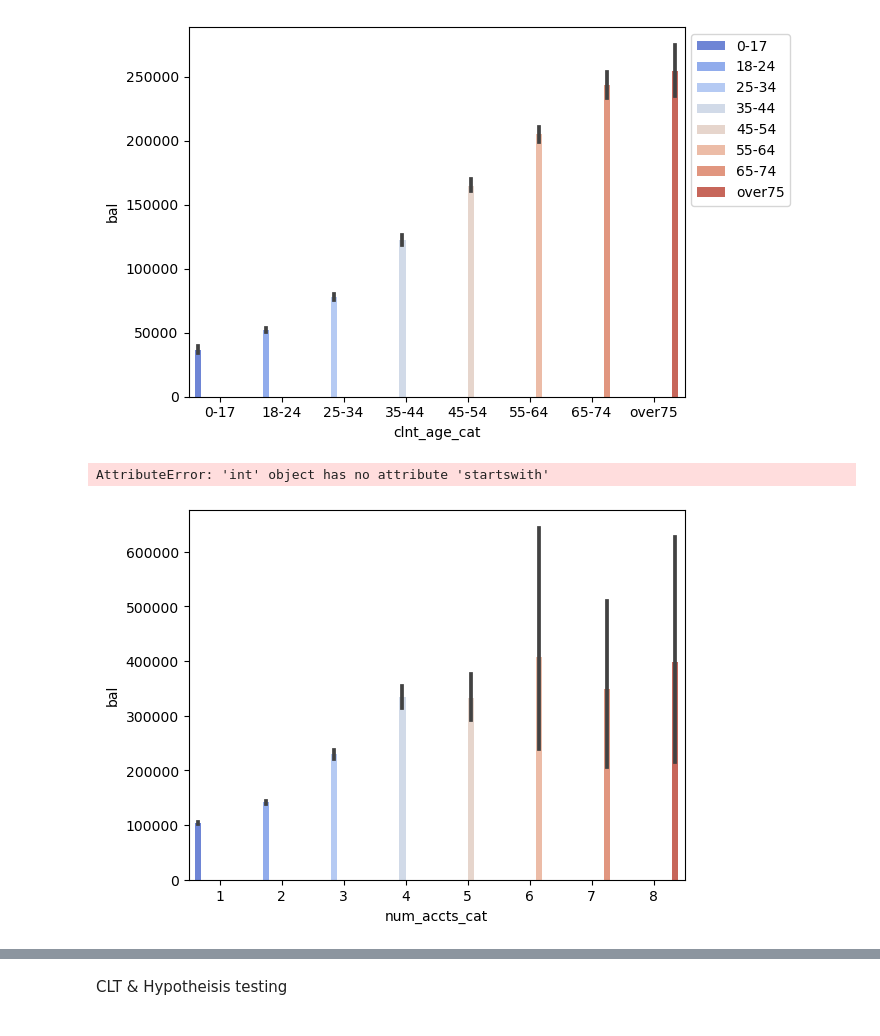
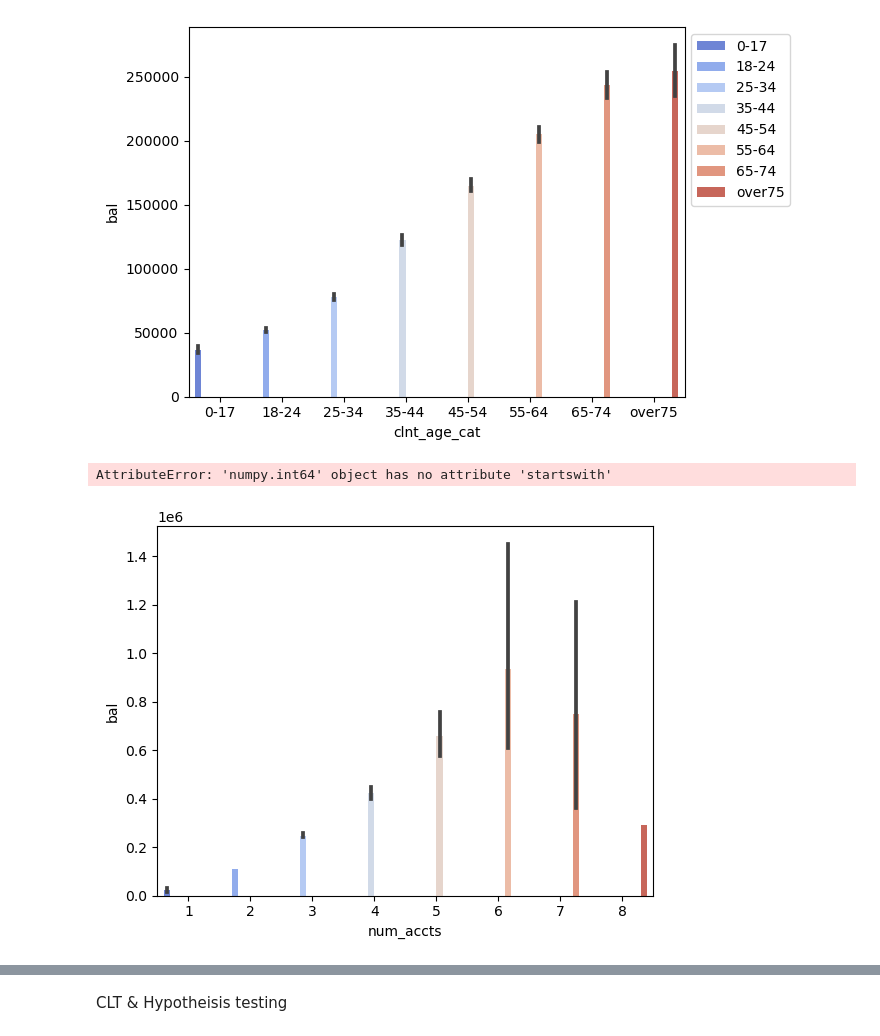
Before and after one commit to PaolaGaray/vanguard-ab-test, a Jupyter notebook: notebooks/Defining_customers.ipynb, the cells around one changed output, grey strips where cells are left out. Cells and saved outputs as stored; diff of their text form; code cells hidden in the pictures.

```diff
--- a/notebooks/Defining_customers.ipynb
+++ b/notebooks/Defining_customers.ipynb
@@ -312,10 +316,10 @@ plt.show()
 [figure]
 # %%
 #plot number of accounts vs val
-sns.barplot(data=data_demo, x='num_accts_cat', y='bal', palette="coolwarm", hue='num_accts_cat');
+sns.barplot(data=data_demo, x='num_accts', y='bal', palette="coolwarm", hue='num_accts');
 plt.legend(loc='upper left', bbox_to_anchor=(1, 1))
 plt.show()
 # %% [output]
-AttributeError: 'int' object has no attribute 'startswith'
+AttributeError: 'numpy.int64' object has no attribute 'startswith'
-[figure, old version]
+[figure, new version]
 # %%
```
Also changed, not shown: parts of 27 cells of this notebook.
